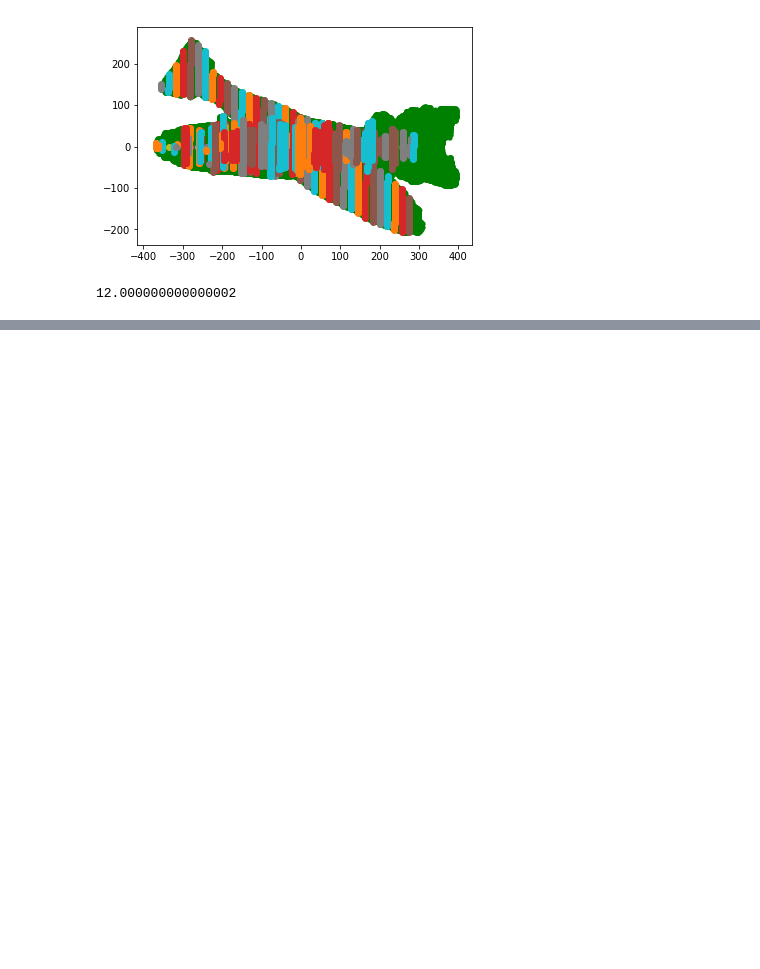
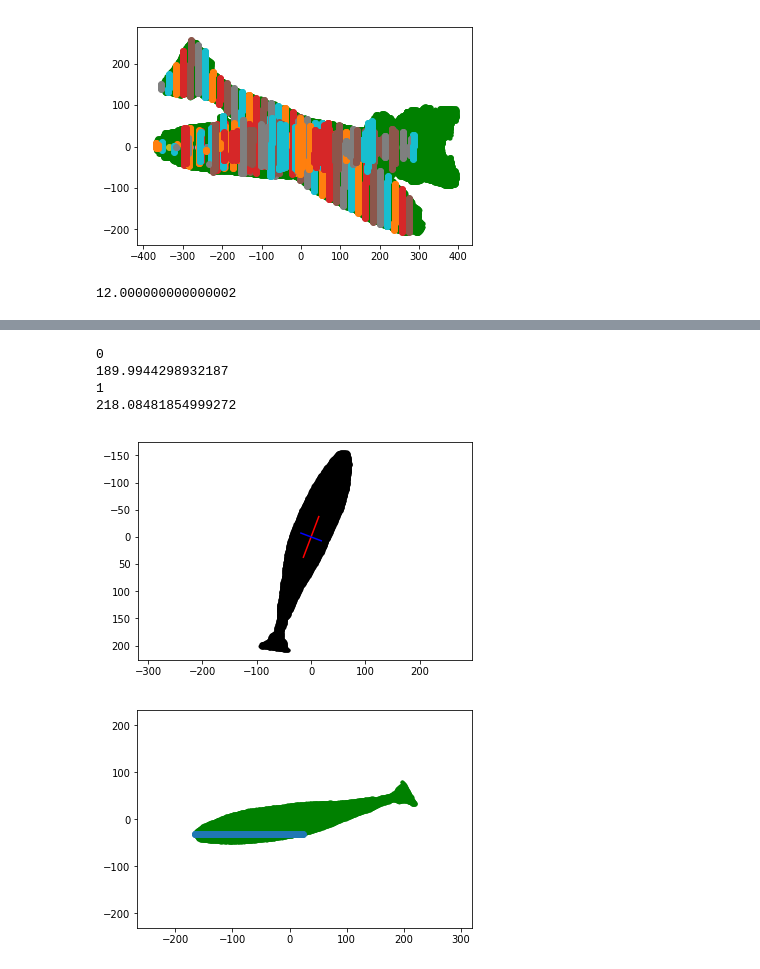
Before and after one commit to patrickcgray/cetacean_photogram, a Jupyter notebook: photogram.ipynb, the cells around one changed output, grey strips where cells are left out. Drawn from its saved outputs; the diff is of its cells as text; code cells hidden in the pictures; blank space fills up the shorter version.

```diff
--- a/photogram.ipynb
+++ b/photogram.ipynb
@@ -659,0 +868,30 @@ def measure(results_list, manual=False):
+# %%
+
+# TODO need to make sure that it is displaying the largest mask
+for img in additional_results:
+    if img[1] == "DSC09175.JPG":
+
+        try:
+            longest_index = -1
+            longest_length = 0
+            for index, detection in enumerate(img[4]): # this is the detected mask class and can have multiple
+                print(index)
+                # take the longest mask
+                if detection[1] > longest_length:
+                    longest_index = index
+                    longest_length = detection[1]
+                    print(longest_length)
+
+            measure(img[0][0]['masks'][:,:,0], visualize=True)
+
+        except IndexError: # in case a detection was not made
+            pass
+        except TypeError: # also in case a detection was not made
+            pass
+# %% [output]
+0
+189.9944298932187
+1
+218.08481854999272
+[figure, added]
+[figure, added]
```
Also changed, not shown: parts of 29 cells of this notebook.
